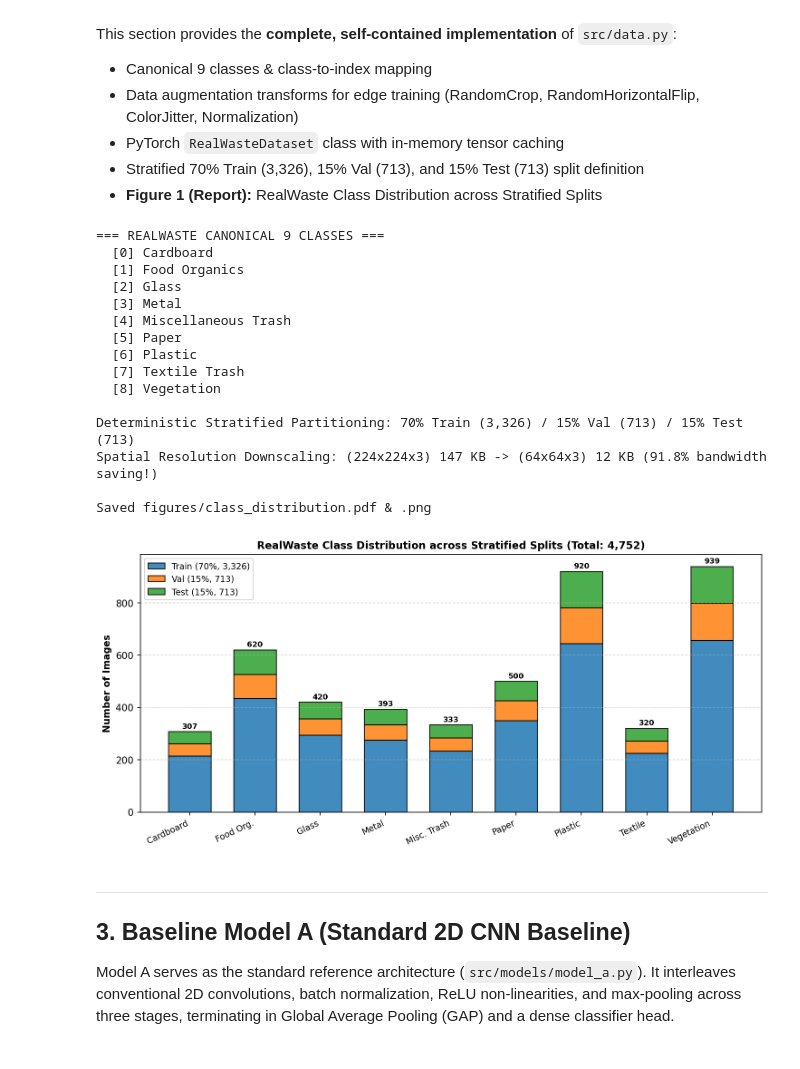
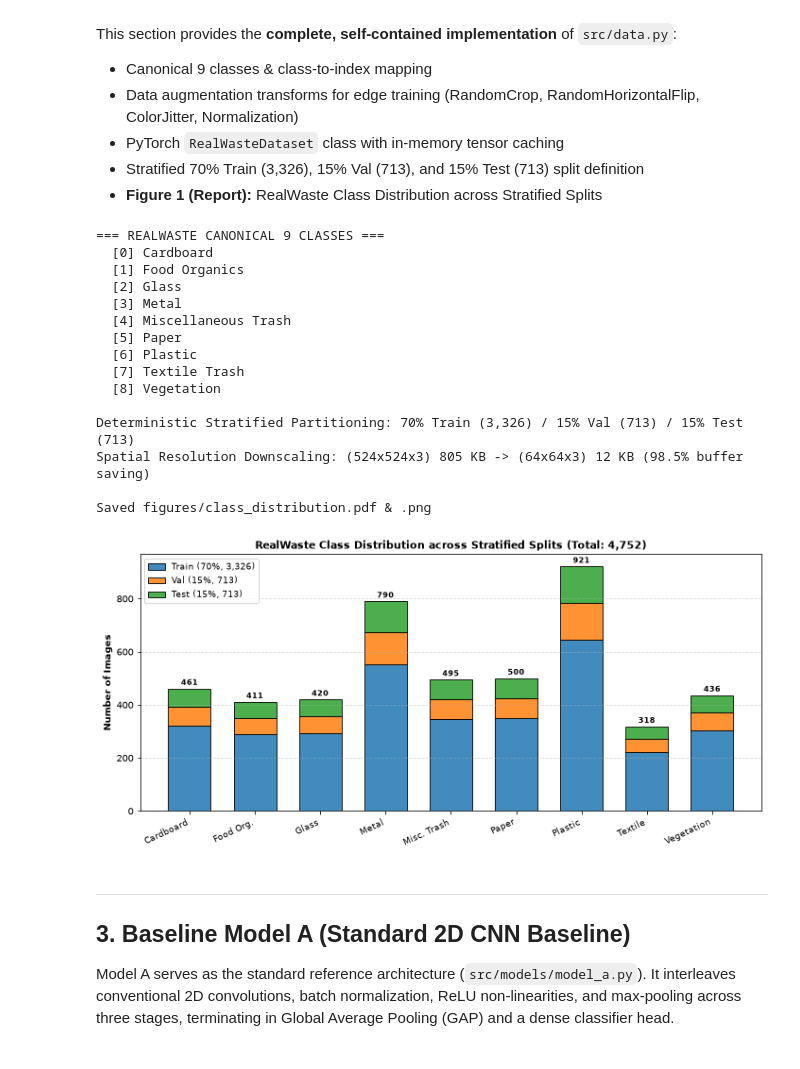
Before and after one commit to yumyum-web/pattern-ass-03, a Jupyter notebook: Outliers_A03_EN3150.ipynb, the cells around one changed output. Saved outputs shown, nothing was run; the diff lists cells and outputs as text; code cells hidden in the pictures.

```diff
--- a/Outliers_A03_EN3150.ipynb
+++ b/Outliers_A03_EN3150.ipynb
@@ -115,8 +115,7 @@ def get_transforms(image_size: int = 64) -> Tuple[transforms.Compose, transforms
     train_transform = transforms.Compose([
         transforms.Resize((image_size, image_size)),
         transforms.RandomHorizontalFlip(p=0.5),
-        transforms.RandomRotation(degrees=15),
-        transforms.ColorJitter(brightness=0.15, contrast=0.15, saturation=0.15),
+        transforms.RandomCrop(image_size, padding=4, padding_mode="reflect"),
         transforms.ToTensor(),
         transforms.Normalize(mean=NORM_MEAN, std=NORM_STD),
     ])
@@ -158,13 +157,14 @@ for idx, name in enumerate(CLASSES):
     print(f"  [{idx}] {name}")
 
 print("\nDeterministic Stratified Partitioning: 70% Train (3,326) / 15% Val (713) / 15% Test (713)")
-print("Spatial Resolution Downscaling: (224x224x3) 147 KB -> (64x64x3) 12 KB (91.8% bandwidth saving!)\n")
+print("Spatial Resolution Downscaling: (524x524x3) 805 KB -> (64x64x3) 12 KB (98.5% buffer saving)\n")
 
 # Plot Class Distribution across Splits (Figure 1 in Report)
 classes_short = ['Cardboard', 'Food Org.', 'Glass', 'Metal', 'Misc. Trash', 'Paper', 'Plastic', 'Textile', 'Vegetation']
-test_counts = [46, 93, 63, 59, 50, 75, 138, 48, 141]
-val_counts = test_counts
-train_counts = [215, 434, 294, 275, 233, 350, 644, 224, 657]
+# Per-class image counts of the seed-42 stratified split produced by src/data.py
+train_counts = [323, 288, 294, 553, 346, 350, 645, 222, 305]
+val_counts = [69, 61, 63, 119, 74, 75, 138, 48, 66]
+test_counts = [69, 62, 63, 118, 75, 75, 138, 48, 65]
 
 x = np.arange(len(classes_short))
 width = 0.65
@@ -179,35 +179,35 @@ ax.set_title('RealWaste Class Distribution across Stratified Splits (Total: 4,75
 ax.set_xticks(x)
 ax.set_xticklabels(classes_short, rotation=25, ha='right', fontsize=9)
 ax.grid(axis='y', linestyle='--', alpha=0.5)
 ax.legend(fontsize=9, loc='upper left')
 
 totals = np.array(train_counts) + np.array(val_counts) + np.array(test_counts)
 for i, tot in enumerate(totals):
     ax.annotate(str(tot), xy=(x[i], tot), xytext=(0, 2), textcoords='offset points', ha='center', va='bottom', fontsize=8, fontweight='bold')
 
 plt.tight_layout()
 os.makedirs("figures", exist_ok=True)
 plt.savefig("figures/class_distribution.pdf", bbox_inches="tight")
 plt.savefig("figures/class_distribution.png", dpi=150, bbox_inches="tight")
 print("Saved figures/class_distribution.pdf & .png")
 plt.show()
 # %% [output]
 === REALWASTE CANONICAL 9 CLASSES ===
   [0] Cardboard
   [1] Food Organics
   [2] Glass
   [3] Metal
   [4] Miscellaneous Trash
   [5] Paper
   [6] Plastic
   [7] Textile Trash
   [8] Vegetation
 
 Deterministic Stratified Partitioning: 70% Train (3,326) / 15% Val (713) / 15% Test (713)
-Spatial Resolution Downscaling: (224x224x3) 147 KB -> (64x64x3) 12 KB (91.8% bandwidth saving!)
+Spatial Resolution Downscaling: (524x524x3) 805 KB -> (64x64x3) 12 KB (98.5% buffer saving)
 
 Saved figures/class_distribution.pdf & .png
-[figure, old version]
+[figure, new version]
 # %% [markdown]
 ---
 ## 3. Baseline Model A (Standard 2D CNN Baseline)
```
Also changed, not shown: parts of 4 cells of this notebook.
